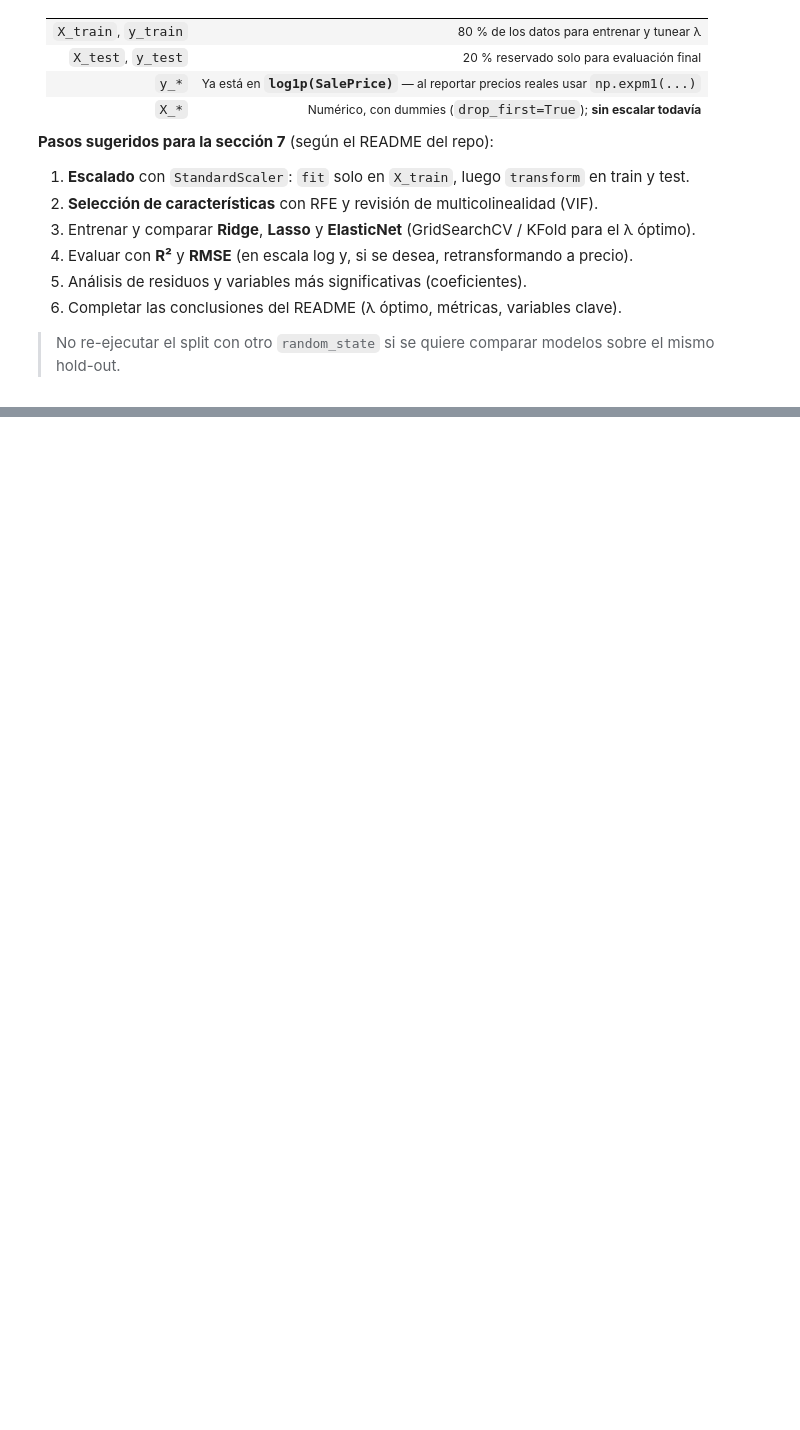
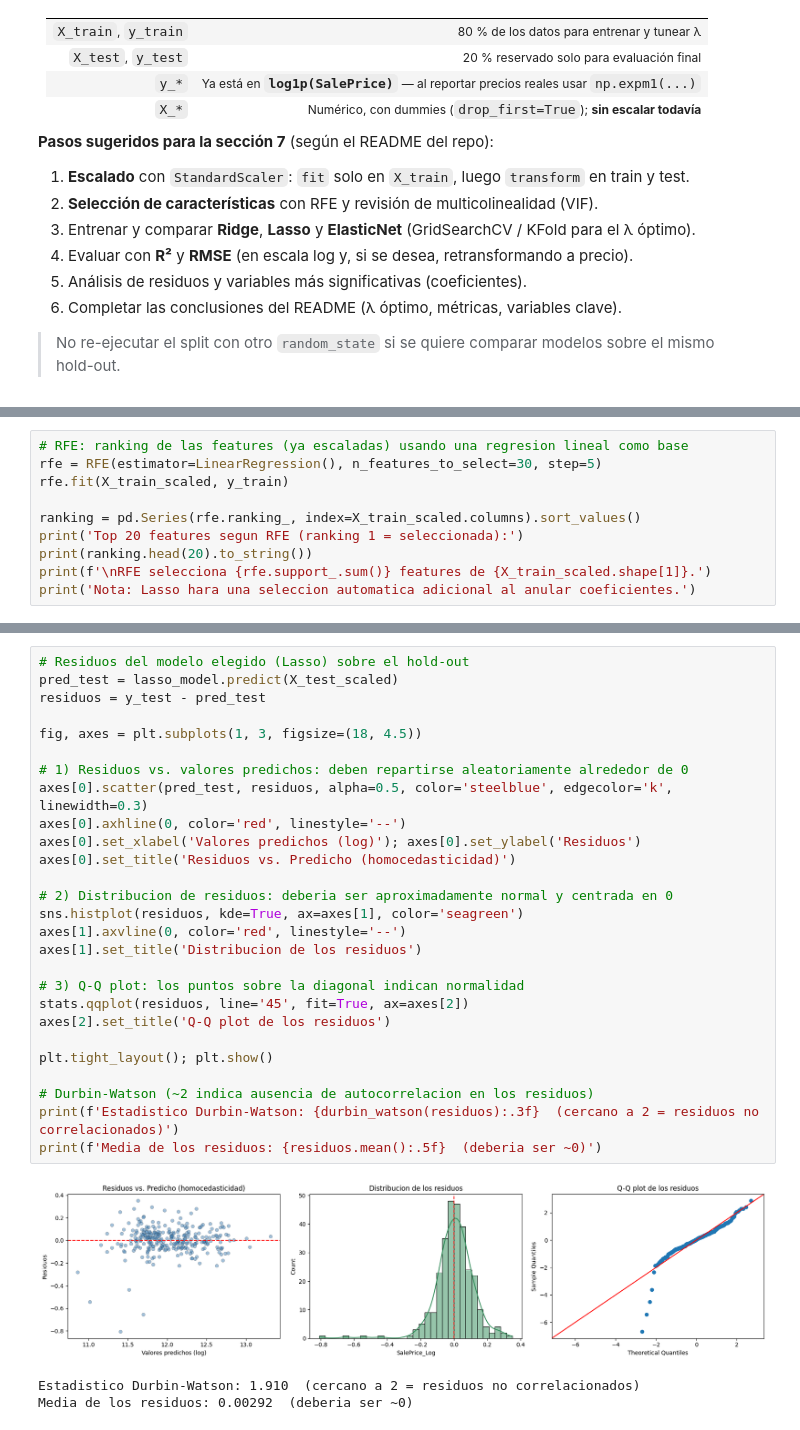
Before and after one commit to 01mi01/housing-regression-pycaret, a Jupyter notebook: MFSDv1p2_Regresion_Avanzada_con_PyCaret.ipynb, the cells around one changed output, grey strips where cells are left out. Saved outputs shown, nothing was run; the diff lists cells and outputs as text; blank space fills up the shorter version.

Commit message:
Agregar sección 7: construcción y evaluación del modelo (Ridge/Lasso/ElasticNet)

```diff
--- a/MFSDv1p2_Regresion_Avanzada_con_PyCaret.ipynb
+++ b/MFSDv1p2_Regresion_Avanzada_con_PyCaret.ipynb
@@ -587,0 +700,10 @@ La sección 6 deja el pipeline en este estado:
+# %%
+# RFE: ranking de las features (ya escaladas) usando una regresion lineal como base
+rfe = RFE(estimator=LinearRegression(), n_features_to_select=30, step=5)
+rfe.fit(X_train_scaled, y_train)
+
+ranking = pd.Series(rfe.ranking_, index=X_train_scaled.columns).sort_values()
+print('Top 20 features segun RFE (ranking 1 = seleccionada):')
+print(ranking.head(20).to_string())
+print(f'\nRFE selecciona {rfe.support_.sum()} features de {X_train_scaled.shape[1]}.')
+print('Nota: Lasso hara una seleccion automatica adicional al anular coeficientes.')
@@ -587,0 +917,31 @@ La sección 6 deja el pipeline en este estado:
+# %%
+# Residuos del modelo elegido (Lasso) sobre el hold-out
+pred_test = lasso_model.predict(X_test_scaled)
+residuos = y_test - pred_test
+
+fig, axes = plt.subplots(1, 3, figsize=(18, 4.5))
+
+# 1) Residuos vs. valores predichos: deben repartirse aleatoriamente alrededor de 0
+axes[0].scatter(pred_test, residuos, alpha=0.5, color='steelblue', edgecolor='k', linewidth=0.3)
+axes[0].axhline(0, color='red', linestyle='--')
+axes[0].set_xlabel('Valores predichos (log)'); axes[0].set_ylabel('Residuos')
+axes[0].set_title('Residuos vs. Predicho (homocedasticidad)')
+
+# 2) Distribucion de residuos: deberia ser aproximadamente normal y centrada en 0
+sns.histplot(residuos, kde=True, ax=axes[1], color='seagreen')
+axes[1].axvline(0, color='red', linestyle='--')
+axes[1].set_title('Distribucion de los residuos')
+
+# 3) Q-Q plot: los puntos sobre la diagonal indican normalidad
+stats.qqplot(residuos, line='45', fit=True, ax=axes[2])
+axes[2].set_title('Q-Q plot de los residuos')
+
+plt.tight_layout(); plt.show()
+
+# Durbin-Watson (~2 indica ausencia de autocorrelacion en los residuos)
+print(f'Estadistico Durbin-Watson: {durbin_watson(residuos):.3f}  (cercano a 2 = residuos no correlacionados)')
+print(f'Media de los residuos: {residuos.mean():.5f}  (deberia ser ~0)')
+# %% [output]
+[figure, added]
+Estadistico Durbin-Watson: 1.910  (cercano a 2 = residuos no correlacionados)
+Media de los residuos: 0.00292  (deberia ser ~0)
```
Also changed, not shown: parts of 24 cells of this notebook, 1 other file.
